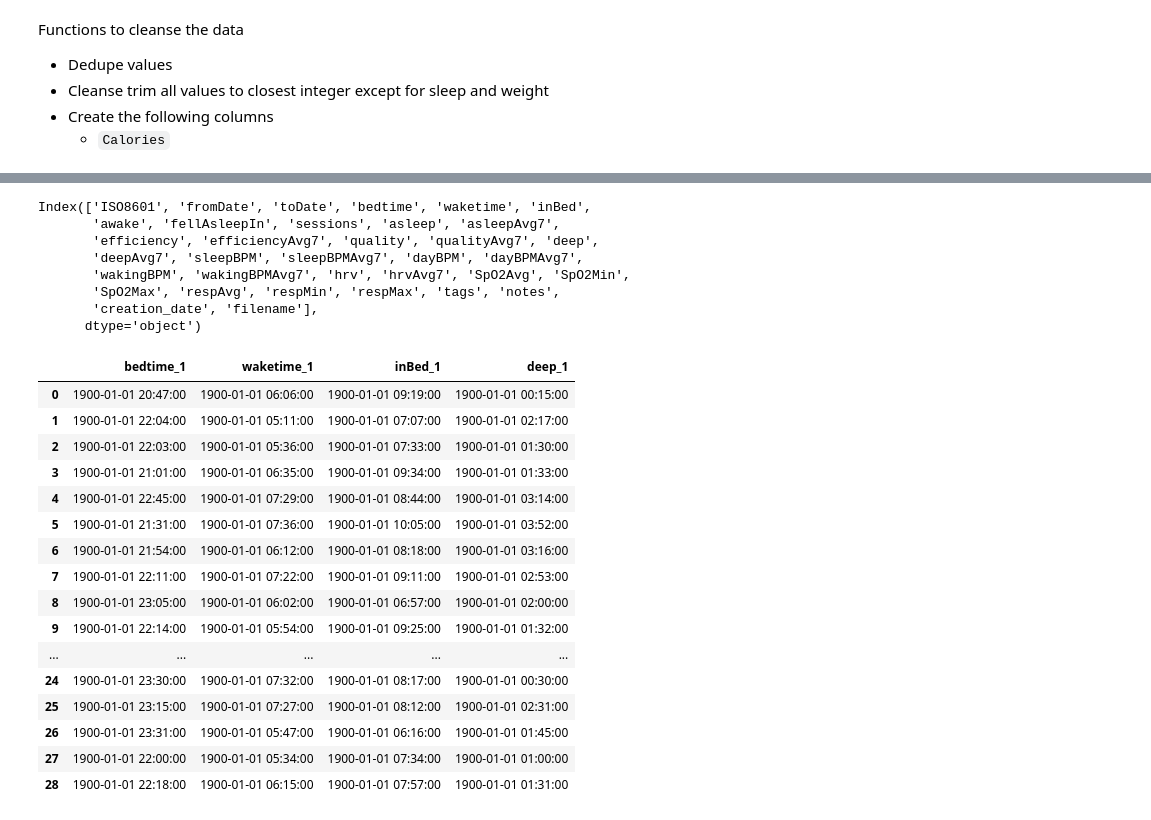
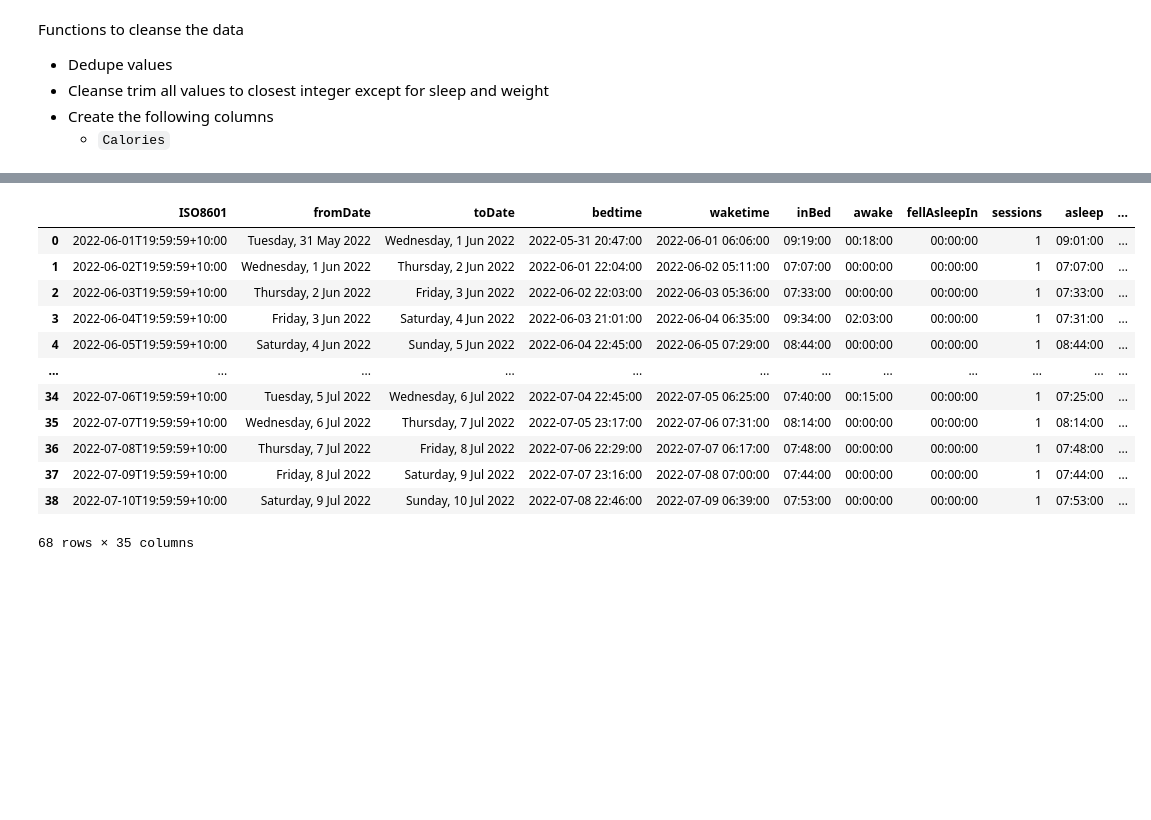
Before and after one commit to namtonthat/apple-health-data, a Jupyter notebook: apple-health.ipynb, the cells around one changed output, grey strips where cells are left out. Cells and saved outputs as stored; diff of their text form; code cells hidden in the pictures; blank space fills up the shorter version.

```diff
--- a/apple-health.ipynb
+++ b/apple-health.ipynb
@@ -284,31 +285,16 @@ def etl_autosleep_data(df):
 # %%
-df_sleep.columns
+df_sleep
 # %% [output]
+|  | ISO8601 | fromDate | toDate | bedtime | waketime | inBed | awake | fellAsleepIn | sessions | asleep | ... |
+| 0 | 2022-06-01T19:59:59+10:00 | Tuesday, 31 May 2022 | Wednesday, 1 Jun 2022 | 2022-05-31 20:47:00 | 2022-06-01 06:06:00 | 09:19:00 | 00:18:00 | 00:00:00 | 1 | 09:01:00 | ... |
+| 1 | 2022-06-02T19:59:59+10:00 | Wednesday, 1 Jun 2022 | Thursday, 2 Jun 2022 | 2022-06-01 22:04:00 | 2022-06-02 05:11:00 | 07:07:00 | 00:00:00 | 00:00:00 | 1 | 07:07:00 | ... |
+| 2 | 2022-06-03T19:59:59+10:00 | Thursday, 2 Jun 2022 | Friday, 3 Jun 2022 | 2022-06-02 22:03:00 | 2022-06-03 05:36:00 | 07:33:00 | 00:00:00 | 00:00:00 | 1 | 07:33:00 | ... |
+| 3 | 2022-06-04T19:59:59+10:00 | Friday, 3 Jun 2022 | Saturday, 4 Jun 2022 | 2022-06-03 21:01:00 | 2022-06-04 06:35:00 | 09:34:00 | 02:03:00 | 00:00:00 | 1 | 07:31:00 | ... |
+| 4 | 2022-06-05T19:59:59+10:00 | Saturday, 4 Jun 2022 | Sunday, 5 Jun 2022 | 2022-06-04 22:45:00 | 2022-06-05 07:29:00 | 08:44:00 | 00:00:00 | 00:00:00 | 1 | 08:44:00 | ... |
+| ... | ... | ... | ... | ... | ... | ... | ... | ... | ... | ... | ... |
+| 34 | 2022-07-06T19:59:59+10:00 | Tuesday, 5 Jul 2022 | Wednesday, 6 Jul 2022 | 2022-07-04 22:45:00 | 2022-07-05 06:25:00 | 07:40:00 | 00:15:00 | 00:00:00 | 1 | 07:25:00 | ... |
+| 35 | 2022-07-07T19:59:59+10:00 | Wednesday, 6 Jul 2022 | Thursday, 7 Jul 2022 | 2022-07-05 23:17:00 | 2022-07-06 07:31:00 | 08:14:00 | 00:00:00 | 00:00:00 | 1 | 08:14:00 | ... |
+| 36 | 2022-07-08T19:59:59+10:00 | Thursday, 7 Jul 2022 | Friday, 8 Jul 2022 | 2022-07-06 22:29:00 | 2022-07-07 06:17:00 | 07:48:00 | 00:00:00 | 00:00:00 | 1 | 07:48:00 | ... |
+| 37 | 2022-07-09T19:59:59+10:00 | Friday, 8 Jul 2022 | Saturday, 9 Jul 2022 | 2022-07-07 23:16:00 | 2022-07-08 07:00:00 | 07:44:00 | 00:00:00 | 00:00:00 | 1 | 07:44:00 | ... |
+| 38 | 2022-07-10T19:59:59+10:00 | Saturday, 9 Jul 2022 | Sunday, 10 Jul 2022 | 2022-07-08 22:46:00 | 2022-07-09 06:39:00 | 07:53:00 | 00:00:00 | 00:00:00 | 1 | 07:53:00 | ... |
-Index(['ISO8601', 'fromDate', 'toDate', 'bedtime', 'waketime', 'inBed',
-       'awake', 'fellAsleepIn', 'sessions', 'asleep', 'asleepAvg7',
-       'efficiency', 'efficiencyAvg7', 'quality', 'qualityAvg7', 'deep',
-       'deepAvg7', 'sleepBPM', 'sleepBPMAvg7', 'dayBPM', 'dayBPMAvg7',
-       'wakingBPM', 'wakingBPMAvg7', 'hrv', 'hrvAvg7', 'SpO2Avg', 'SpO2Min',
-       'SpO2Max', 'respAvg', 'respMin', 'respMax', 'tags', 'notes',
-       'creation_date', 'filename'],
-      dtype='object')
+68 rows × 35 columns
-# %%
-etl_autosleep_data(df_sleep)[['bedtime_1', 'waketime_1', 'inBed_1', 'deep_1']]
-# %% [output]
-|  | bedtime_1 | waketime_1 | inBed_1 | deep_1 |
-| 0 | 1900-01-01 20:47:00 | 1900-01-01 06:06:00 | 1900-01-01 09:19:00 | 1900-01-01 00:15:00 |
-| 1 | 1900-01-01 22:04:00 | 1900-01-01 05:11:00 | 1900-01-01 07:07:00 | 1900-01-01 02:17:00 |
-| 2 | 1900-01-01 22:03:00 | 1900-01-01 05:36:00 | 1900-01-01 07:33:00 | 1900-01-01 01:30:00 |
-| 3 | 1900-01-01 21:01:00 | 1900-01-01 06:35:00 | 1900-01-01 09:34:00 | 1900-01-01 01:33:00 |
-| 4 | 1900-01-01 22:45:00 | 1900-01-01 07:29:00 | 1900-01-01 08:44:00 | 1900-01-01 03:14:00 |
-| 5 | 1900-01-01 21:31:00 | 1900-01-01 07:36:00 | 1900-01-01 10:05:00 | 1900-01-01 03:52:00 |
-| 6 | 1900-01-01 21:54:00 | 1900-01-01 06:12:00 | 1900-01-01 08:18:00 | 1900-01-01 03:16:00 |
-| 7 | 1900-01-01 22:11:00 | 1900-01-01 07:22:00 | 1900-01-01 09:11:00 | 1900-01-01 02:53:00 |
-| 8 | 1900-01-01 23:05:00 | 1900-01-01 06:02:00 | 1900-01-01 06:57:00 | 1900-01-01 02:00:00 |
-| 9 | 1900-01-01 22:14:00 | 1900-01-01 05:54:00 | 1900-01-01 09:25:00 | 1900-01-01 01:32:00 |
-| ... | ... | ... | ... | ... |
-| 24 | 1900-01-01 23:30:00 | 1900-01-01 07:32:00 | 1900-01-01 08:17:00 | 1900-01-01 00:30:00 |
-| 25 | 1900-01-01 23:15:00 | 1900-01-01 07:27:00 | 1900-01-01 08:12:00 | 1900-01-01 02:31:00 |
-| 26 | 1900-01-01 23:31:00 | 1900-01-01 05:47:00 | 1900-01-01 06:16:00 | 1900-01-01 01:45:00 |
-| 27 | 1900-01-01 22:00:00 | 1900-01-01 05:34:00 | 1900-01-01 07:34:00 | 1900-01-01 01:00:00 |
-| 28 | 1900-01-01 22:18:00 | 1900-01-01 06:15:00 | 1900-01-01 07:57:00 | 1900-01-01 01:31:00 |
```
Also changed, not shown: parts of 16 cells of this notebook, 3 other files.
